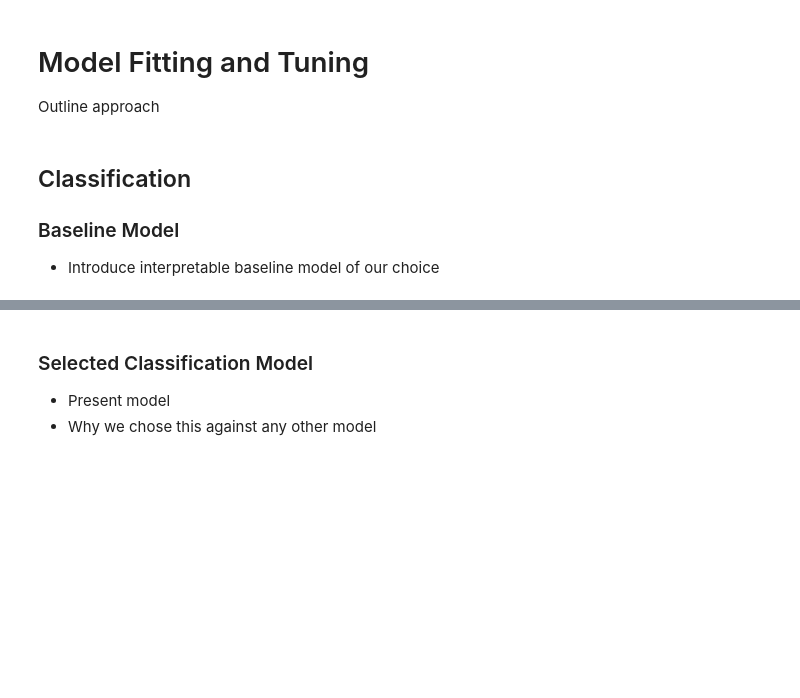
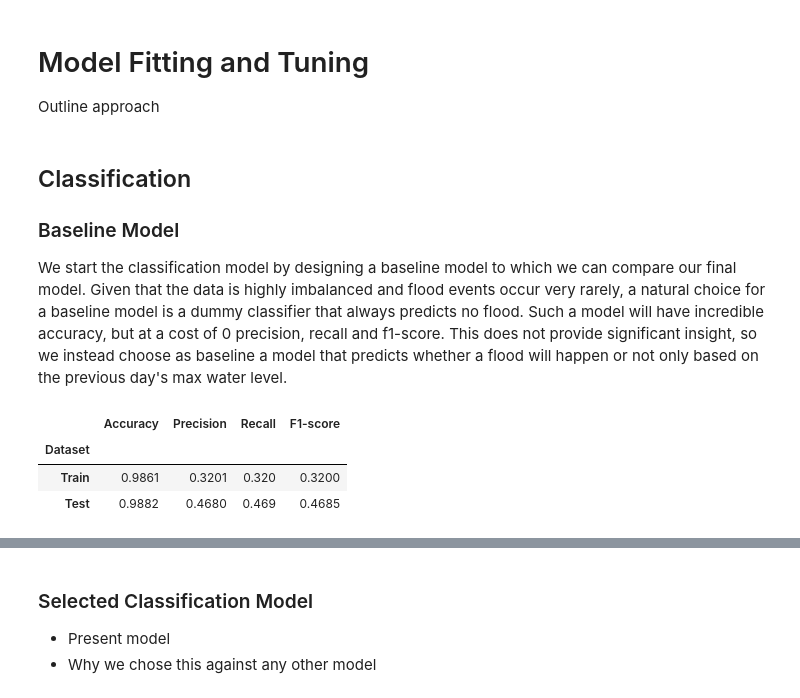
Before and after one commit to EmmaSC05/MLP-Group-Project, a Jupyter notebook: project.ipynb, the cells around one changed output, grey strips where cells are left out. Cells and saved outputs as stored; diff of their text form; code cells hidden in the pictures; blank space fills up the shorter version.

```diff
--- a/project.ipynb
+++ b/project.ipynb
@@ -407,7 +444,31 @@ Outline approach
 # %% [markdown]
 ## Classification
 ### Baseline Model
-- Introduce interpretable baseline model of our choice
+We start the classification model by designing a baseline model to which we can compare our final model. Given that the data is highly imbalanced and flood events occur very rarely, a natural choice for a baseline model is a dummy classifier that always predicts no flood. Such a model will have incredible accuracy, but at a cost of 0 precision, recall and f1-score. This does not provide significant insight, so we instead choose as baseline a model that predicts whether a flood will happen or not only based on the previous day's max water level.
 # %%
-### MACIEK ####
 # Baseline model
+baseline = flood.shift(1).where(valid_8[thresholds.index])
+
+y_pred_train_b = baseline.stack().loc[y_train.index].astype(int)
+y_pred_test_b = baseline.stack().loc[y_test.index].astype(int)
+
+results = []
+
+for name, y_true, y_pred in [
+    ("Train", y_train, y_pred_train_b),
+    ("Test", y_test, y_pred_test_b)
+]:
+    results.append({
+        "Dataset": name,
+        "Accuracy": accuracy_score(y_true, y_pred),
+        "Precision": precision_score(y_true, y_pred, zero_division=0),
+        "Recall": recall_score(y_true, y_pred),
+        "F1-score": f1_score(y_true, y_pred)
+    })
+
+display(pd.DataFrame(results).set_index("Dataset").round(4))
+# %% [output]
+|  | Accuracy | Precision | Recall | F1-score |
+| Dataset |  |  |  |  |
+| Train | 0.9861 | 0.3201 | 0.320 | 0.3200 |
+| Test | 0.9882 | 0.4680 | 0.469 | 0.4685 |
```
Also changed, not shown: parts of 11 cells of this notebook.
